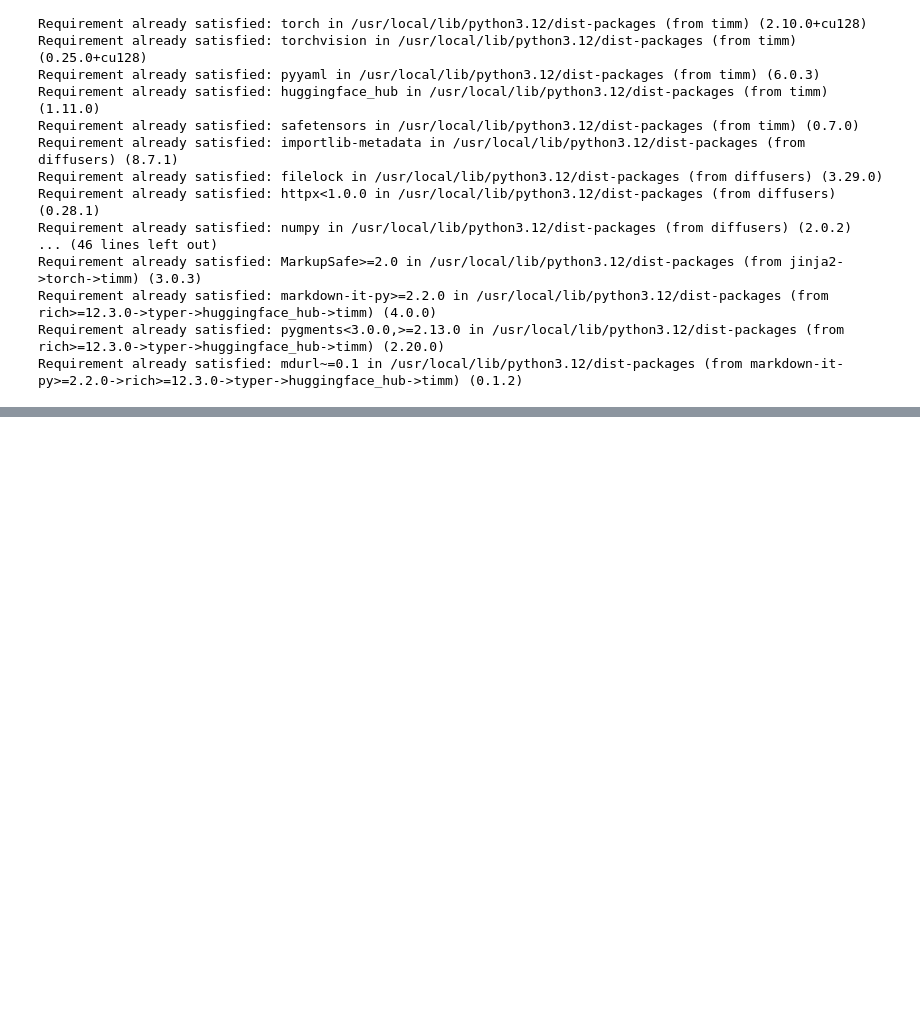
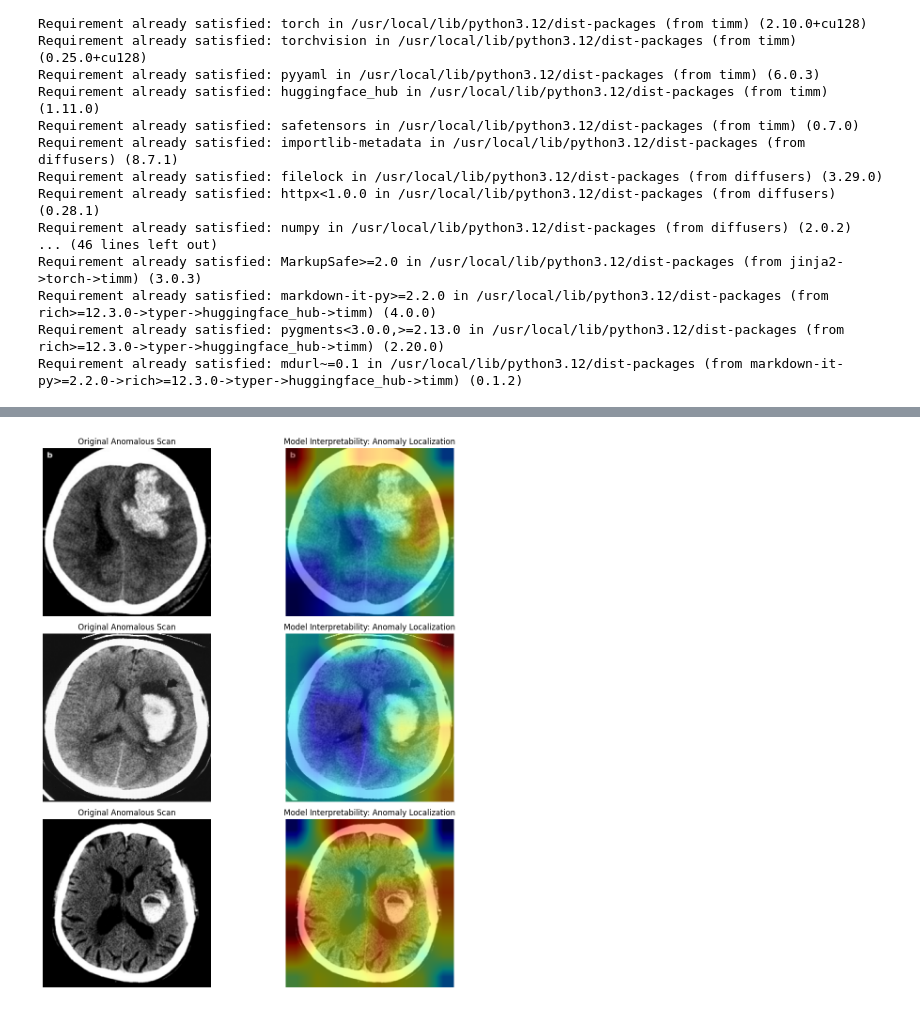
Before and after one commit to Souvik-31/Medical-Anomaly-Detection, a Jupyter notebook: Skip_TS.ipynb, the cells around one changed output, grey strips where cells are left out. Cells and saved outputs as stored; diff of their text form; code cells hidden in the pictures; blank space fills up the shorter version.

```diff
--- a/Skip_TS.ipynb
+++ b/Skip_TS.ipynb
@@ -231 +349,91 @@ Scoring test images...
+# %%
+import torch
+import torch.nn.functional as F
+import matplotlib.pyplot as plt
+import numpy as np
+
+def unnormalize(tensor):
+    """Reverts the ImageNet normalization so the image looks normal for plotting."""
+    mean = torch.tensor([0.485, 0.456, 0.406]).view(3, 1, 1).to(tensor.device)
+    std = torch.tensor([0.229, 0.224, 0.225]).view(3, 1, 1).to(tensor.device)
+    tensor = tensor * std + mean
+    return torch.clamp(tensor, 0, 1)
+
+def generate_anomaly_heatmap(model, image_tensor):
+    """Generates a spatial heatmap of the anomaly based on latent feature differences."""
+    model.eval()
+    with torch.no_grad():
+        # 1. Get the features from the model
+        s_feat, t_feat, struct_feat, pred_noise, true_noise = model(image_tensor.unsqueeze(0))
+
+        # 2. L2 Normalize the features (Matching our V1.5 training math)
+        s_feat_norm = F.normalize(s_feat, p=2, dim=1)
+        t_feat_norm = F.normalize(t_feat, p=2, dim=1)
+
+        # 3. Calculate spatial MSE across the channel dimension (dim=1)
+        # This collapses the 256 channels into a single 2D error map
+        spatial_error = torch.mean((s_feat_norm - t_feat_norm) ** 2, dim=1, keepdim=True)
+
+        # 4. Upsample the error map back to the original image size (256x256)
+        upsampled_error = F.interpolate(spatial_error, size=(256, 256), mode='bilinear', align_corners=False)
+
+        # 5. Convert to numpy and normalize between 0 and 1 for coloring
+        heatmap = upsampled_error.squeeze().cpu().numpy()
+        heatmap = (heatmap - heatmap.min()) / (heatmap.max() - heatmap.min() + 1e-8)
+
+        return heatmap
+
+def plot_interpretability_results(model, dataloader, num_samples=3):
+    """Fetches anomalous scans, generates heatmaps, and plots them."""
+    device = next(model.parameters()).device
+
+    # Grab a single batch of test images
+    images, labels = next(iter(dataloader))
+
+    # Filter out only the "bad" scans (where label == 0 based on ImageFolder sorting)
+    anomalous_idx = (labels == 0).nonzero(as_tuple=True)[0]
+
+    if len(anomalous_idx) == 0:
+        print("No anomalous scans found in this batch. Run the cell again!")
+        return
+
+    # Select the first few anomalous images
+    samples_to_plot = min(num_samples, len(anomalous_idx))
+
+    plt.figure(figsize=(12, 4 * samples_to_plot))
+
+    for i in range(samples_to_plot):
+        idx = anomalous_idx[i]
+        img_tensor = images[idx].to(device)
+
+        # Get the heatmap
+        heatmap = generate_anomaly_heatmap(model, img_tensor)
+
+        # Format the original image for plotting
+        display_img = unnormalize(img_tensor).permute(1, 2, 0).cpu().numpy()
+        # Convert to pure grayscale for a better medical look
+        display_gray = np.mean(display_img, axis=2)
+
+        # Plot Original
+        plt.subplot(samples_to_plot, 2, 2*i + 1)
+        plt.imshow(display_gray, cmap='gray')
+        plt.title("Original Anomalous Scan")
+        plt.axis('off')
+
+        # Plot Heatmap Overlay
+        plt.subplot(samples_to_plot, 2, 2*i + 2)
+        plt.imshow(display_gray, cmap='gray')
+        # 'jet' creates a nice blue-to-red heat gradient. Alpha makes it semi-transparent.
+        plt.imshow(heatmap, cmap='jet', alpha=0.5)
+        plt.title("Model Interpretability: Anomaly Localization")
+        plt.axis('off')
+
+    plt.tight_layout()
+    plt.show()
+
+# --- EXECUTE THE VISUALIZATION ---
+# Make sure your unified_model and test_loader are loaded in memory
+plot_interpretability_results(unified_model, test_loader, num_samples=3)
+# %% [output]
+[figure, added]
 # %%
```
Also changed, not shown: parts of 7 cells of this notebook.
